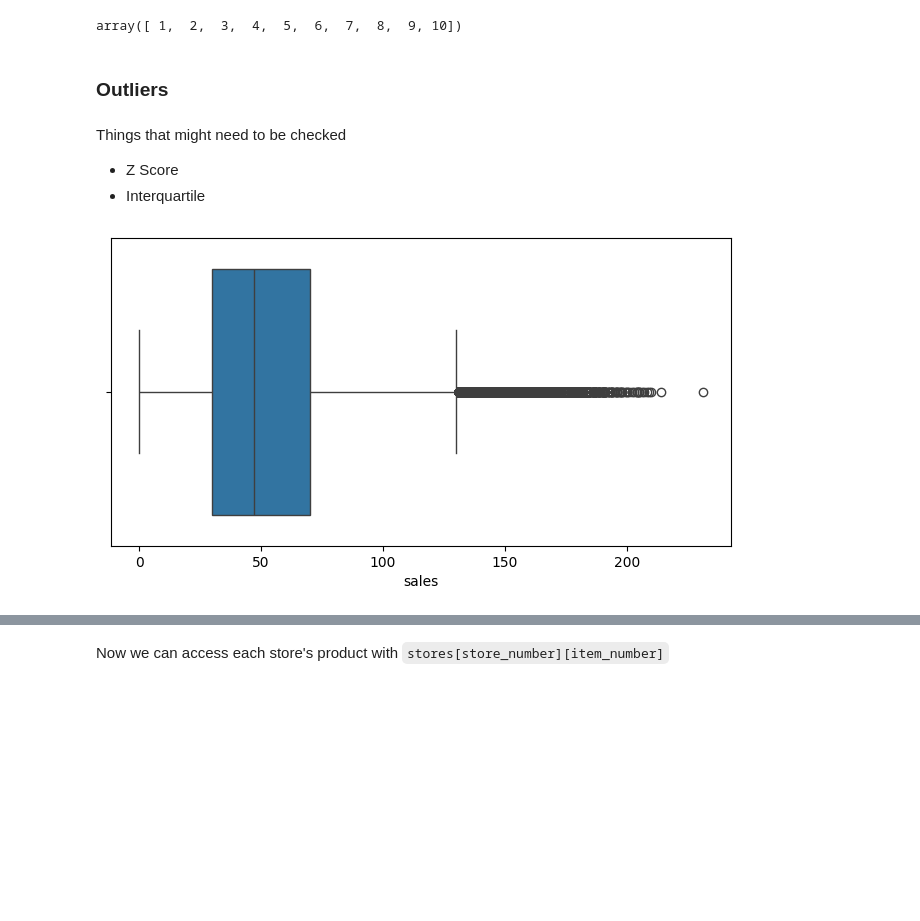
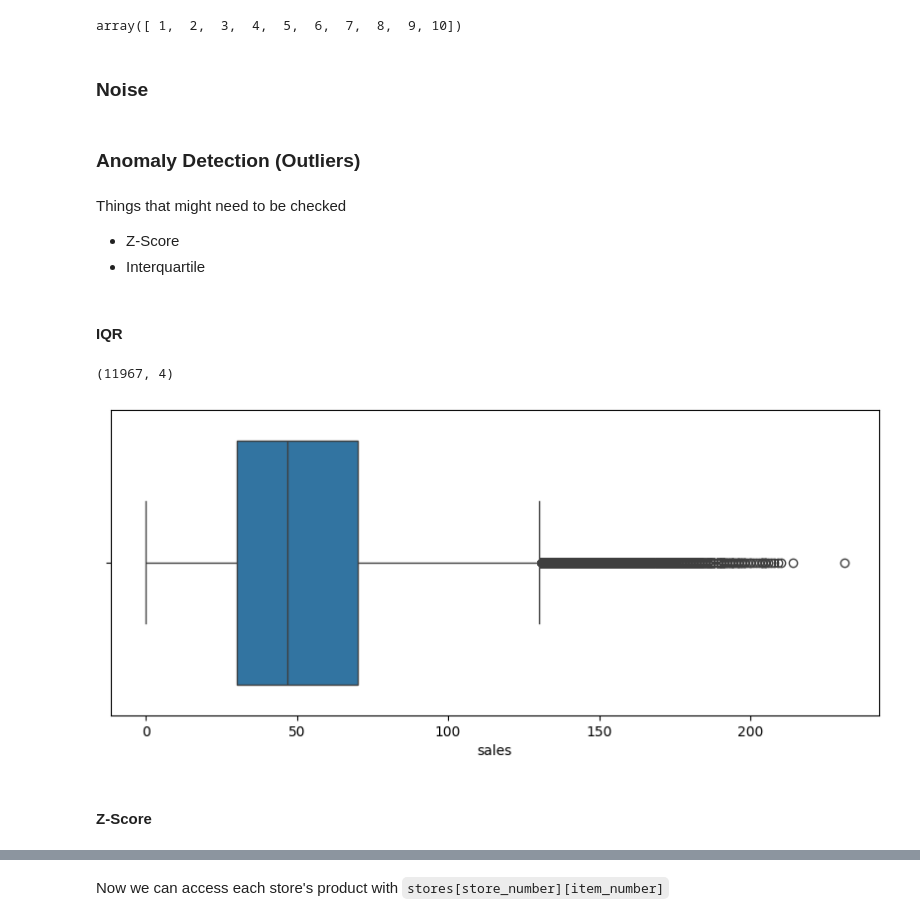
Before and after one commit to TanatB/gosoft_interview_assessment, a Jupyter notebook: main.ipynb, the cells around one changed output, grey strips where cells are left out. Saved outputs shown, nothing was run; the diff lists cells and outputs as text; code cells hidden in the pictures; blank space fills up the shorter version.

```diff
--- a/main.ipynb
+++ b/main.ipynb
@@ -97,15 +118,31 @@ array([ 1,  2,  3,  4,  5,  6,  7,  8,  9, 10, 11, 12, 13, 14, 15, 16, 17,
 raw_df['store'].unique()
 # %% [output]
 array([ 1,  2,  3,  4,  5,  6,  7,  8,  9, 10])
+# %% [markdown]
+### Noise
 # %% [markdown]
-### Outliers
+### Anomaly Detection (Outliers)
 # %% [markdown]
 Things that might need to be checked
-- Z Score
+- Z-Score
 - Interquartile
+# %% [markdown]
+#### IQR
+# %%
+q1 = raw_df['sales'].quantile(0.25)
+q3 = raw_df['sales'].quantile(0.75)
+iqr = q3 - q1
+
+outliers = raw_df[(raw_df['sales'] < (q1 - 1.5 * iqr)) | (raw_df['sales'] > (q3 + 1.5 * iqr))]
+
+outliers.shape
+# %% [output]
+(11967, 4)
 # %%
-plt.figure(figsize=(8, 4))
+plt.figure(figsize=(10, 4))
 sns.boxplot(x=raw_df['sales'])
 plt.show()
 # %% [output]
-[figure, old version]
+[figure, new version]
+# %% [markdown]
+#### Z-Score
```
Also changed, not shown: parts of 39 cells of this notebook.
